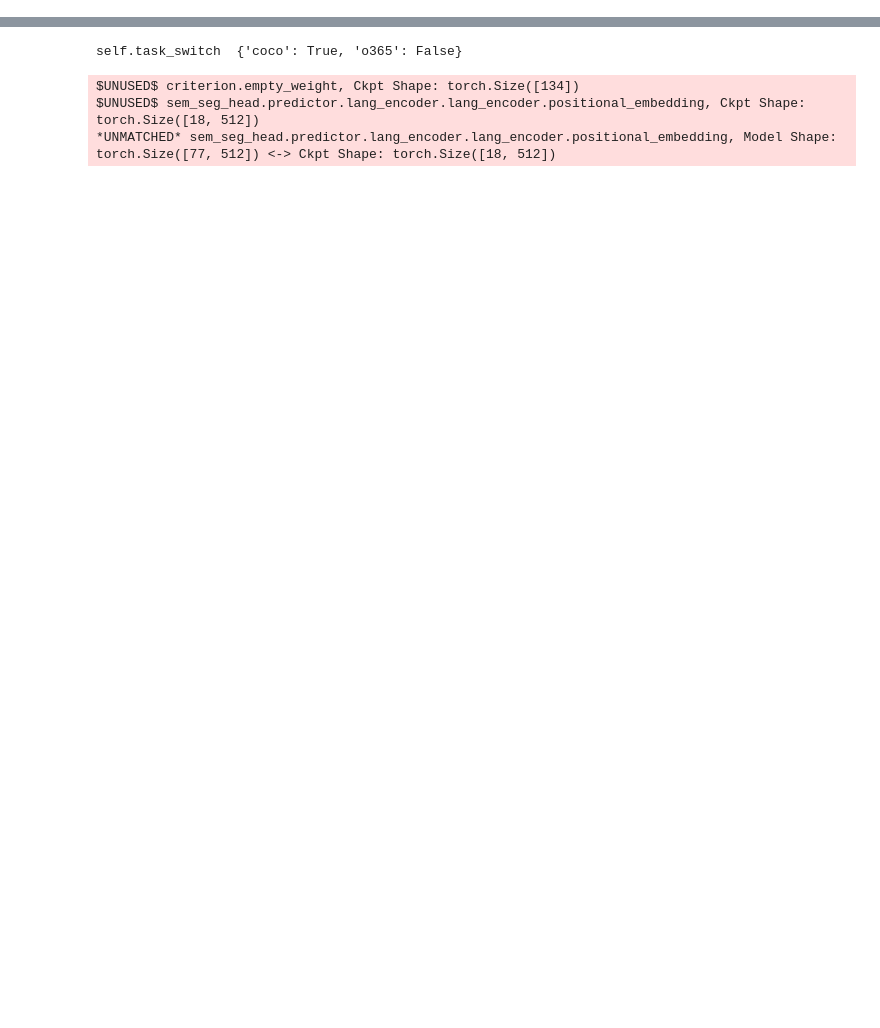
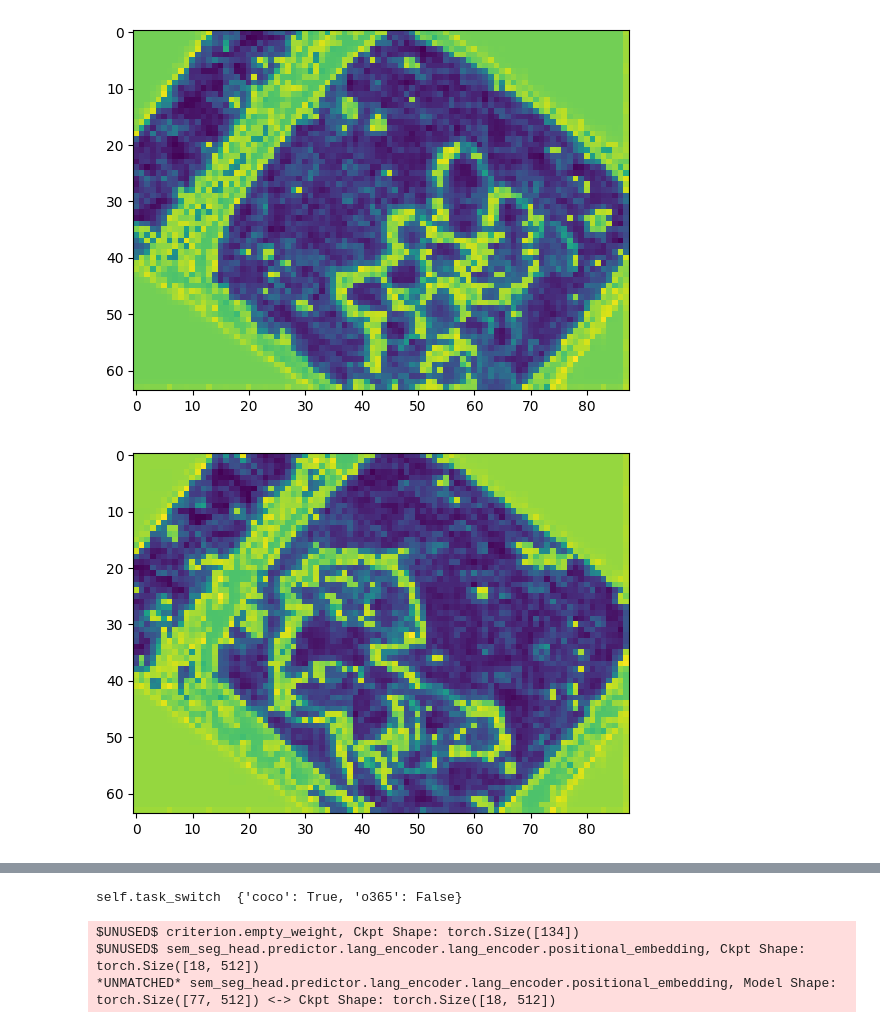
Before and after one commit to Oatsty/nutrition5k, a Jupyter notebook: bar.ipynb, the cells around one changed output, grey strips where cells are left out. Drawn from its saved outputs; the diff is of its cells as text; code cells hidden in the pictures; blank space fills up the shorter version.

```diff
--- a/bar.ipynb
+++ b/bar.ipynb
@@ -26,0 +72,8 @@ dataset = make_dataset(None,imgs_dir,metadatas_path,splits_path,splits_test_path
+# %%
+for feat in features.values():
+    for f in feat:
+        plt.figure()
+        plt.imshow(f.abs().mean(0).cpu())
+# %% [output]
+[figure, added]
+[figure, added]
```
Also changed, not shown: parts of 12 cells of this notebook, 19 other files.
